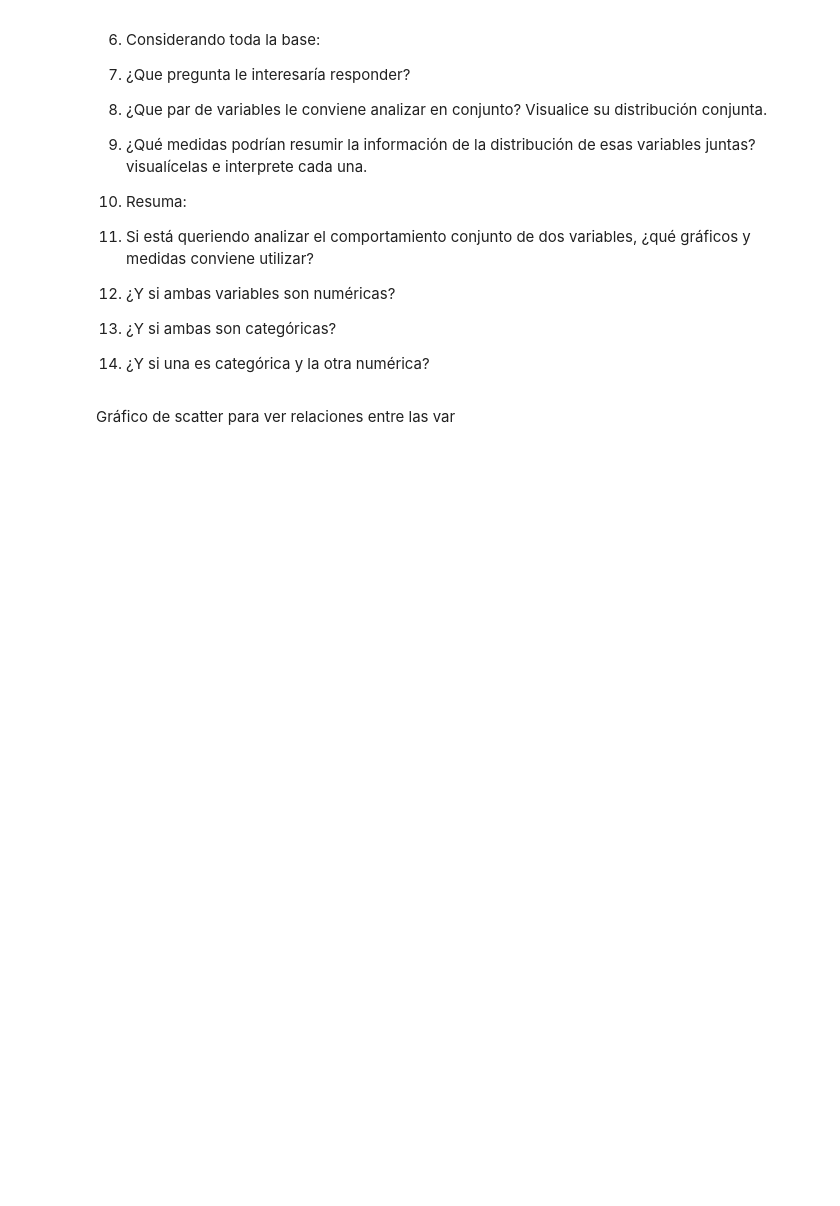
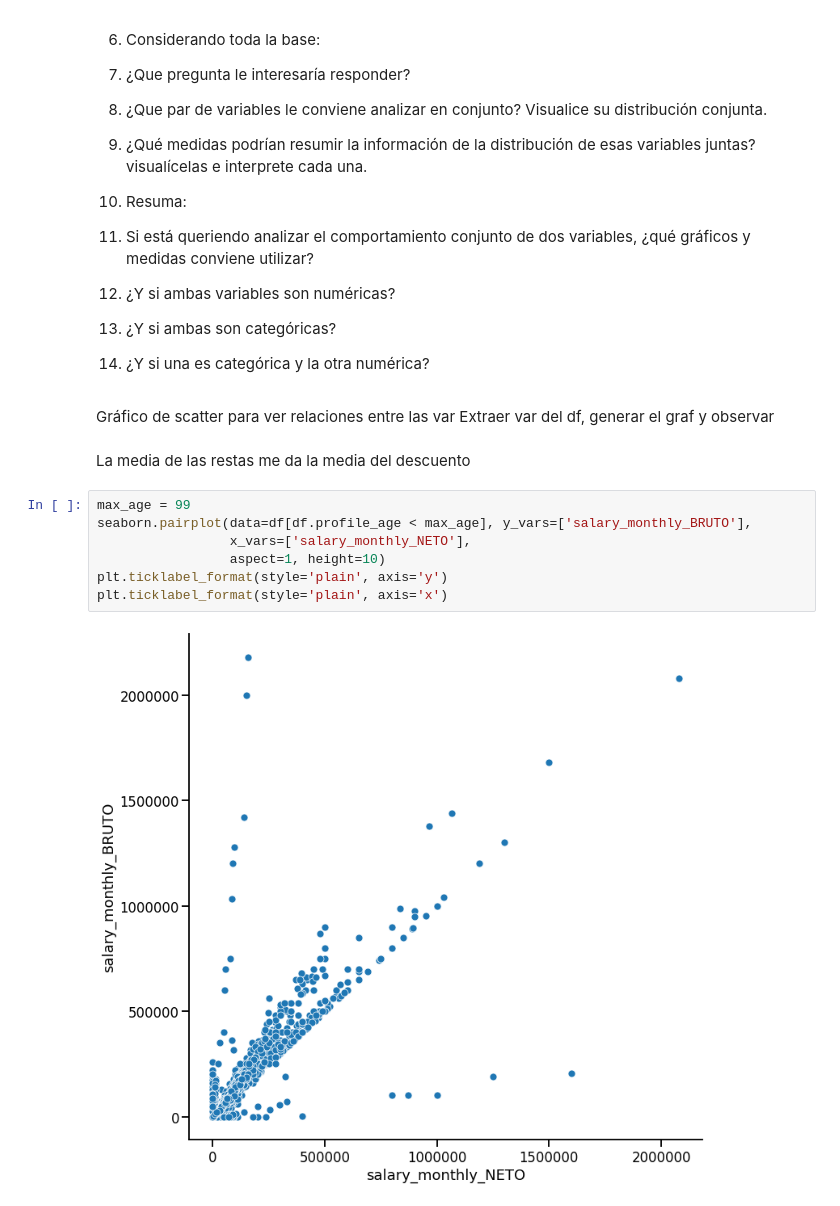
Before and after one commit to Natali-PP/palasAteneaColab, a Jupyter notebook: Palas_Atenea_02_Estadistica_descriptiva.ipynb, the cells around one changed output. Cells and saved outputs as stored; diff of their text form; blank space fills up the shorter version.

```diff
--- a/Palas_Atenea_02_Estadistica_descriptiva.ipynb
+++ b/Palas_Atenea_02_Estadistica_descriptiva.ipynb
@@ -434,3 +418,15 @@ plt.ticklabel_format(style='plain', axis='x')
   4. ¿Y si una es categórica y la otra numérica?
 # %% [markdown]
 Gráfico de scatter para ver relaciones entre las var
+Extraer var del df, generar el graf y observar
+# %% [markdown]
+La media de las restas me da la media del descuento
+# %%
+max_age = 99
+seaborn.pairplot(data=df[df.profile_age < max_age], y_vars=['salary_monthly_BRUTO'],
+                 x_vars=['salary_monthly_NETO'],
+                 aspect=1, height=10)
+plt.ticklabel_format(style='plain', axis='y')
+plt.ticklabel_format(style='plain', axis='x')
+# %% [output]
+[figure, added]
```
Also changed, not shown: parts of 9 cells of this notebook.
